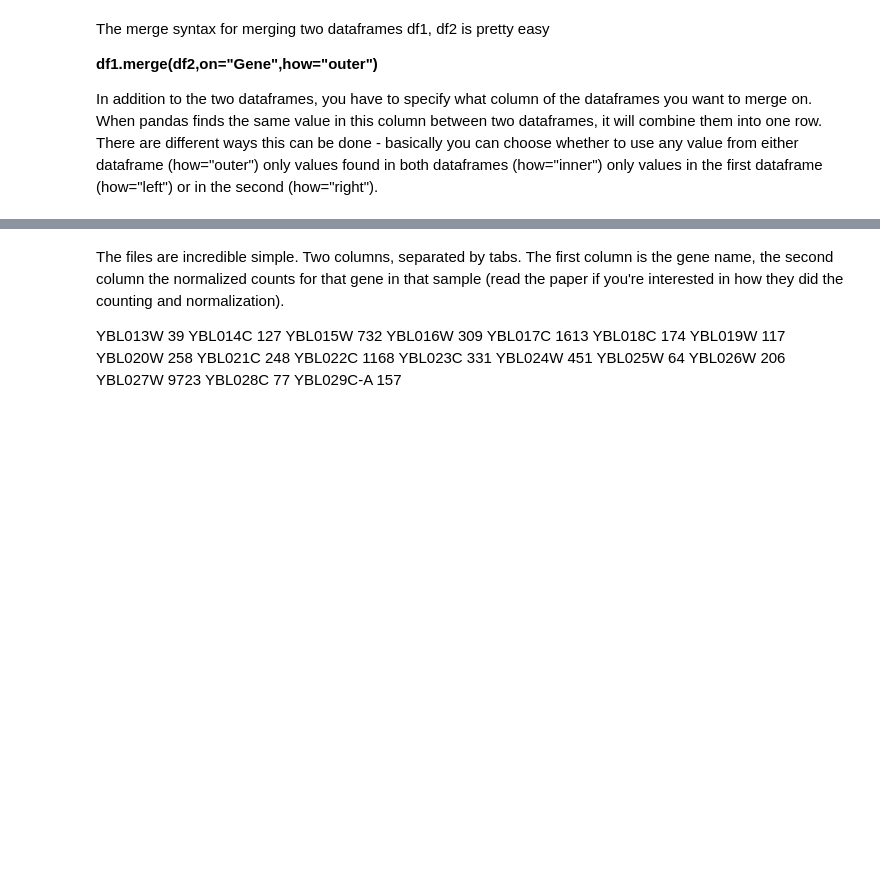
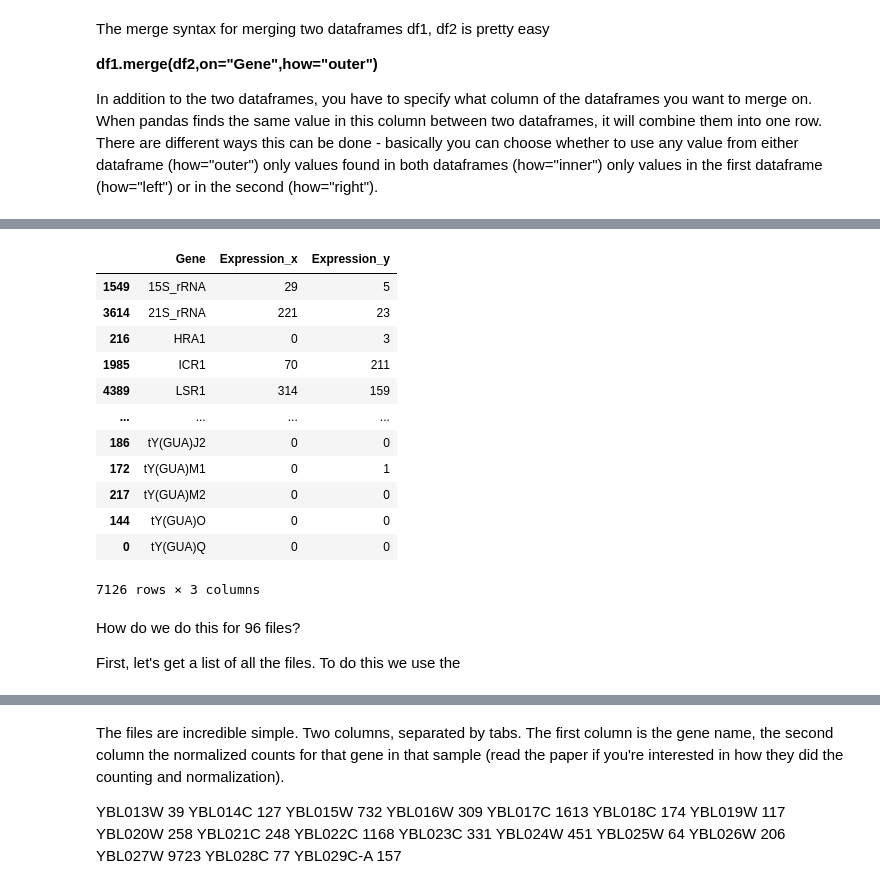
Before and after one commit to ucbmcb288/mcb288, a Jupyter notebook: RNAseq_Replication/MCB288_Barton_PreProcess.ipynb, the cells around one changed output, grey strips where cells are left out. Drawn from its saved outputs; the diff is of its cells as text; code cells hidden in the pictures; blank space fills up the shorter version.

```diff
--- a/RNAseq_Replication/MCB288_Barton_PreProcess.ipynb
+++ b/RNAseq_Replication/MCB288_Barton_PreProcess.ipynb
@@ -227,0 +234,23 @@ ge1.merge(ge2,on="Gene",how='outer')
+# %%
+ge1 = ge1.sort_values('Expression')
+ge2 = ge2.sort_values('Gene')
+# %%
+ge1.merge(ge2,on="Gene",how='outer').sort_values('Gene')
+# %% [output]
+|  | Gene | Expression_x | Expression_y |
+| 1549 | 15S_rRNA | 29 | 5 |
+| 3614 | 21S_rRNA | 221 | 23 |
+| 216 | HRA1 | 0 | 3 |
+| 1985 | ICR1 | 70 | 211 |
+| 4389 | LSR1 | 314 | 159 |
+| ... | ... | ... | ... |
+| 186 | tY(GUA)J2 | 0 | 0 |
+| 172 | tY(GUA)M1 | 0 | 1 |
+| 217 | tY(GUA)M2 | 0 | 0 |
+| 144 | tY(GUA)O | 0 | 0 |
+| 0 | tY(GUA)Q | 0 | 0 |
+7126 rows × 3 columns
+# %% [markdown]
+How do we do this for 96 files?
+
+First, let's get a list of all the files. To do this we use the
```
Also changed, not shown: parts of 49 cells of this notebook, 2 other files.
